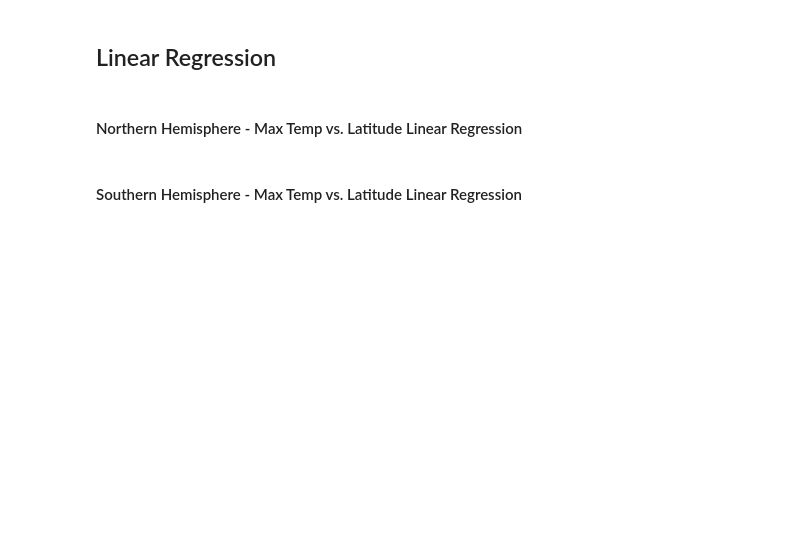
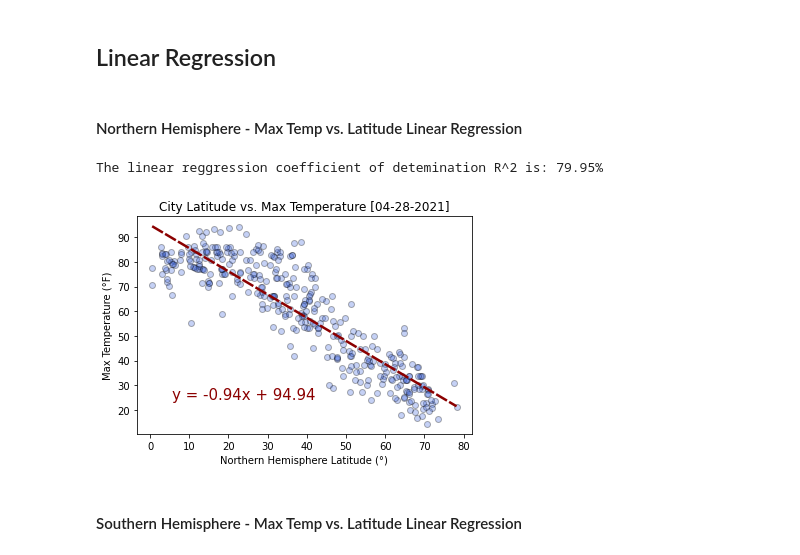
Before and after one commit to rperezme-data/DAB_H06_Python-API-challenge, a Jupyter notebook: WeatherPy/WeatherPy.ipynb, the cells around one changed output. Saved outputs shown, nothing was run; the diff lists cells and outputs as text; code cells hidden in the pictures; blank space fills up the shorter version.

Commit message:
Add Regression Plot

```diff
--- a/WeatherPy/WeatherPy.ipynb
+++ b/WeatherPy/WeatherPy.ipynb
@@ -317,5 +317,47 @@ north_hemisphere = clean_city_data["Lat"] >= 0
 south_hemisphere = clean_city_data["Lat"] < 0
 # %% [markdown]
 ####  Northern Hemisphere - Max Temp vs. Latitude Linear Regression
+# %%
+# Set x & y values for scatter plot
+x_values = clean_city_data['Lat'].loc[north_hemisphere]
+y_values = clean_city_data['Max Temp'].loc[north_hemisphere]
+
+## LINEAR REGRESSION
+## Compute Linear Regression
+(slope, intercept, rvalue, pvalue, stderr) = linregress(x_values, y_values)
+## Set regression line parameters (x0-x1)
+regress_line_x = (min(x_values), max(x_values))
+## Set regression line parameters (y0-y1)
+regress_line_y = [min(x_values) * slope + intercept, max(x_values) * slope + intercept]
+# Set regresion line equation
+line_eq = "y = " + str(round(slope,2)) + "x + " + str(round(intercept,2))
+
+## SCATTER PLOT
+## Set Scatter Plot parameters
+plt.scatter(x_values, y_values, color='royalblue', alpha=0.3, edgecolors= "black")
+
+# Set Title, X Label, and Y Label
+plt.title(f"City Latitude vs. Max Temperature [{date}]")
+plt.xlabel("Northern Hemisphere Latitude (°)")
+plt.ylabel("Max Temperature (°F)")
+
+## REGRESSION LINE PLOT
+## Set Line Plot parameters
+plt.plot(regress_line_x, regress_line_y, linestyle=(0, (5, 1)), color='darkred', alpha=1, linewidth=2.5)
+## Annotate regression line equation
+plt.annotate(line_eq, (min(x_values)+5, min(y_values)+10), fontsize=15, color='darkred')
+
+## Save plot
+plt.savefig(f"Output/Fig_{figure_num:02d}.png")
+figure_num += 1
+
+## Print r-value
+print(f"The linear reggression coefficient of detemination R^2 is: {rvalue**2:.2%}")
+
+## Show plot
+plt.show()
+# %% [output]
+The linear reggression coefficient of detemination R^2 is: 79.95%
+[figure, added]
 # %% [markdown]
 ####  Southern Hemisphere - Max Temp vs. Latitude Linear Regression
```
Also changed, not shown: parts of 12 cells of this notebook, 8 other files.
